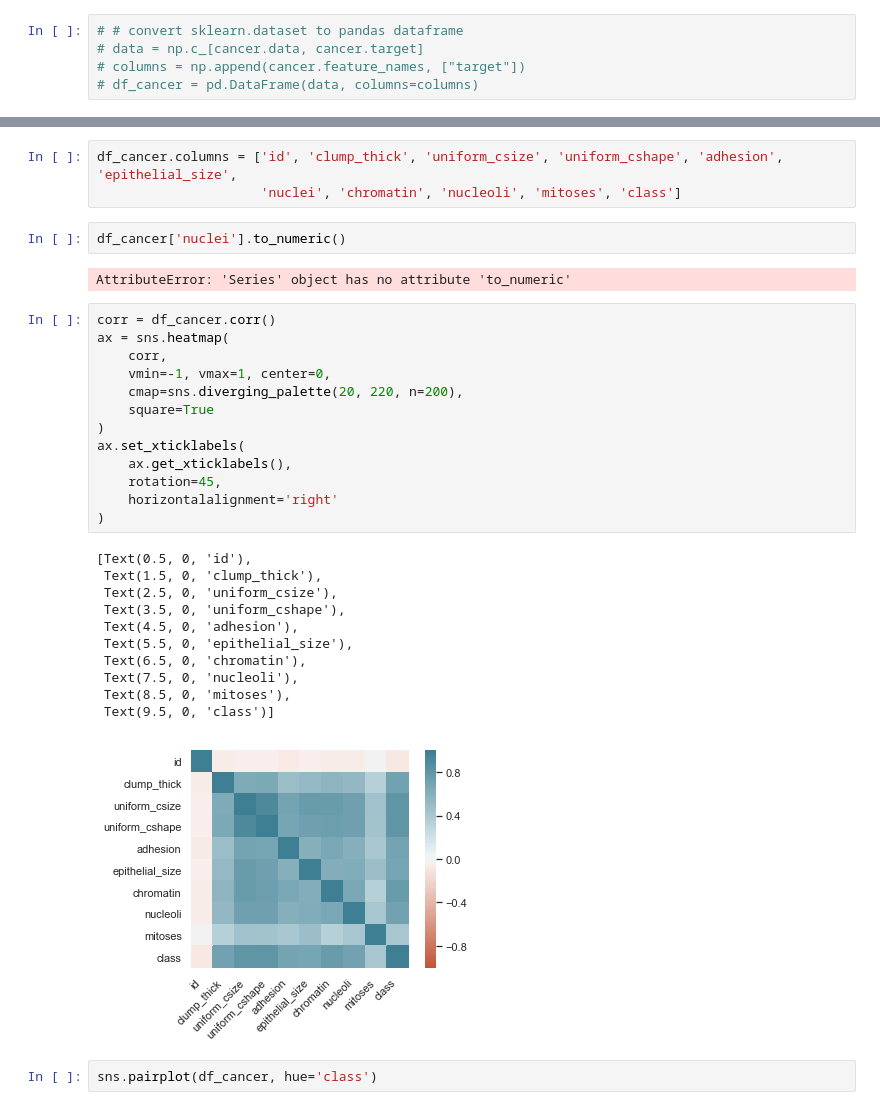
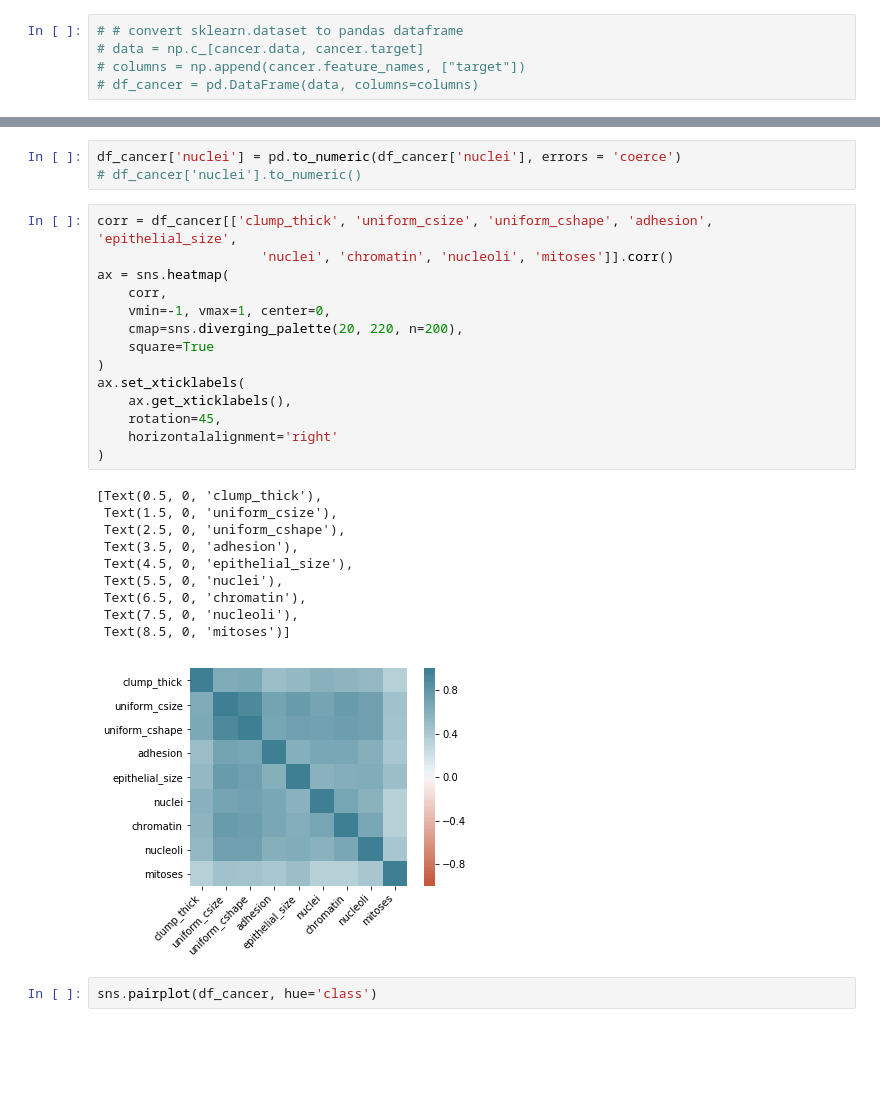
Before and after one commit to zhucheng294/Data_challenge_1, a Jupyter notebook: Breast_Cancer_data_challenge.ipynb, the cells around one changed output, grey strips where cells are left out. Cells and saved outputs as stored; diff of their text form; blank space fills up the shorter version.

```diff
--- a/Breast_Cancer_data_challenge.ipynb
+++ b/Breast_Cancer_data_challenge.ipynb
@@ -31,35 +34,31 @@ sns.countplot(x="class", data=df_cancer)
-# %%
-df_cancer.columns = ['id', 'clump_thick', 'uniform_csize', 'uniform_cshape', 'adhesion', 'epithelial_size',
-                     'nuclei', 'chromatin', 'nucleoli', 'mitoses', 'class']
-# %%
-df_cancer['nuclei'].to_numeric()
-# %% [output]
-AttributeError: 'Series' object has no attribute 'to_numeric'
+# %%
+df_cancer['nuclei'] = pd.to_numeric(df_cancer['nuclei'], errors = 'coerce')
+# df_cancer['nuclei'].to_numeric()
 # %%
-corr = df_cancer.corr()
+corr = df_cancer[['clump_thick', 'uniform_csize', 'uniform_cshape', 'adhesion', 'epithelial_size',
+                     'nuclei', 'chromatin', 'nucleoli', 'mitoses']].corr()
 ax = sns.heatmap(
     corr,
     vmin=-1, vmax=1, center=0,
     cmap=sns.diverging_palette(20, 220, n=200),
     square=True
 )
 ax.set_xticklabels(
     ax.get_xticklabels(),
     rotation=45,
     horizontalalignment='right'
 )
 # %% [output]
-[Text(0.5, 0, 'id'),
- Text(1.5, 0, 'clump_thick'),
- Text(2.5, 0, 'uniform_csize'),
- Text(3.5, 0, 'uniform_cshape'),
- Text(4.5, 0, 'adhesion'),
- Text(5.5, 0, 'epithelial_size'),
+[Text(0.5, 0, 'clump_thick'),
+ Text(1.5, 0, 'uniform_csize'),
+ Text(2.5, 0, 'uniform_cshape'),
+ Text(3.5, 0, 'adhesion'),
+ Text(4.5, 0, 'epithelial_size'),
+ Text(5.5, 0, 'nuclei'),
  Text(6.5, 0, 'chromatin'),
  Text(7.5, 0, 'nucleoli'),
- Text(8.5, 0, 'mitoses'),
- Text(9.5, 0, 'class')]
+ Text(8.5, 0, 'mitoses')]
-[figure, old version]
+[figure, new version]
 # %%
 sns.pairplot(df_cancer, hue='class')
 # %% [output]
```
Also changed, not shown: parts of 13 cells of this notebook.
